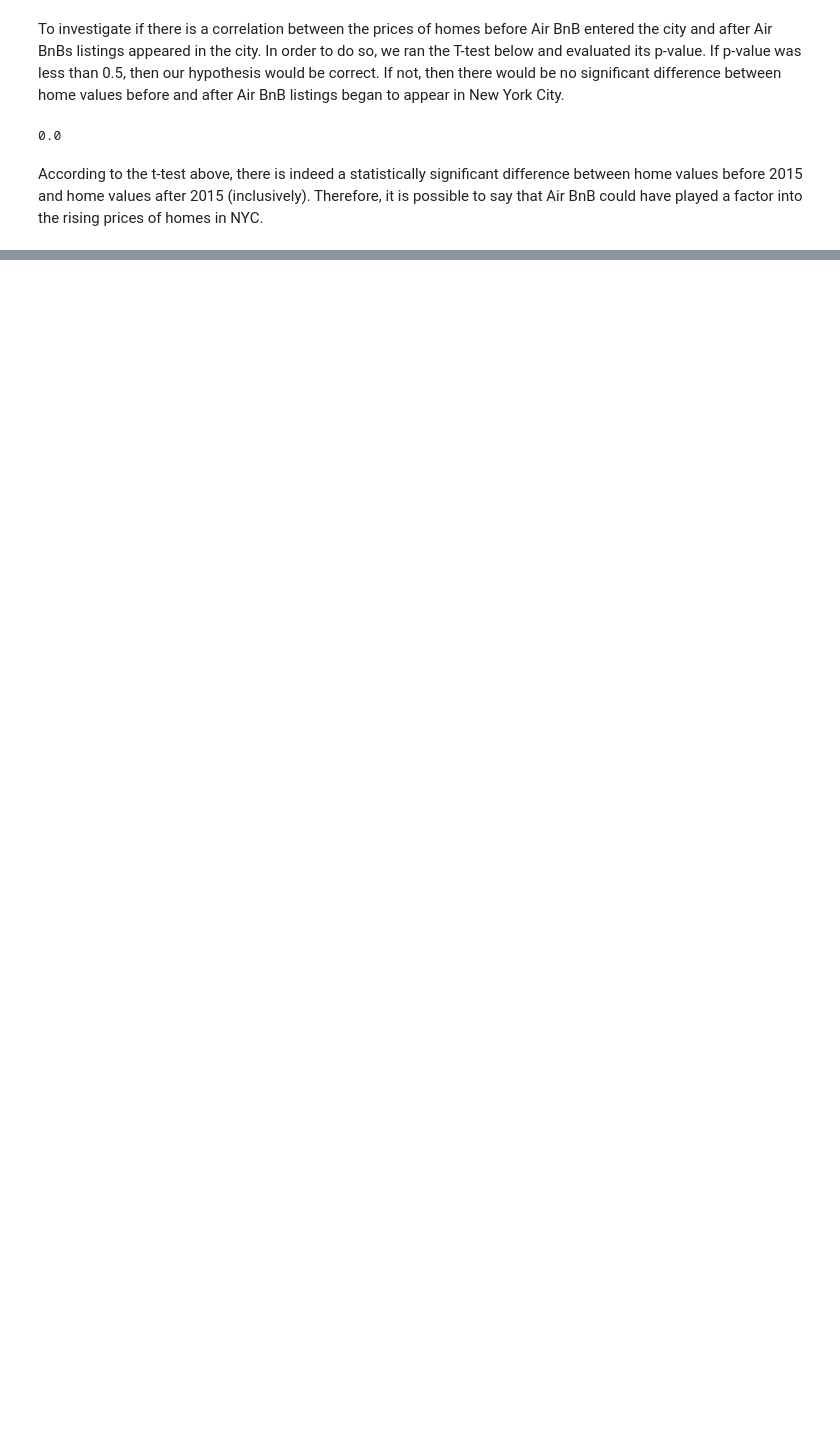
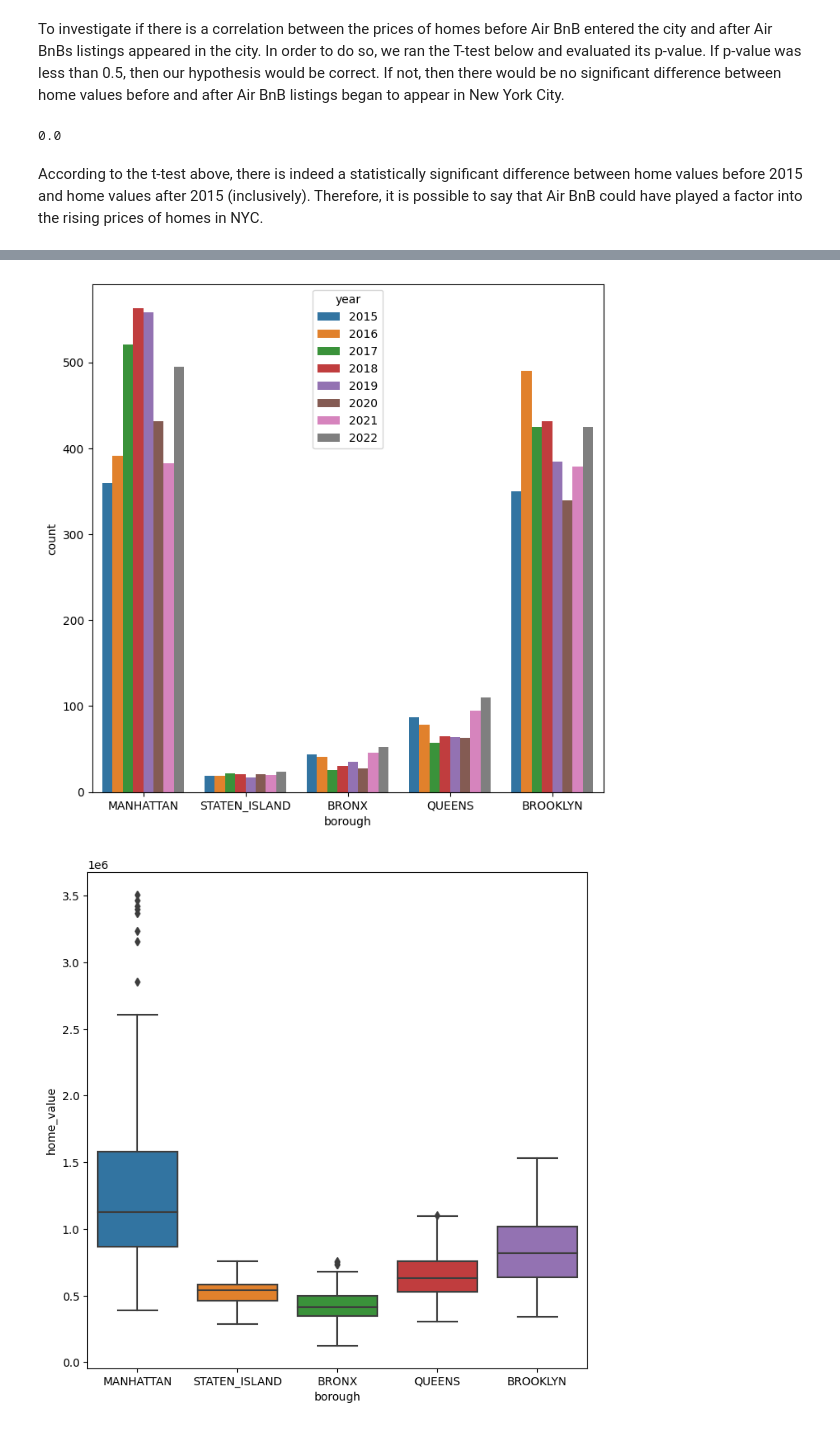
Before and after one commit to hpuma/Airbnb_Rental_Project, a Jupyter notebook: FINAL_EDA_NOTEBOOK.ipynb, the cells around one changed output, grey strips where cells are left out. Cells and saved outputs as stored; diff of their text form; code cells hidden in the pictures; blank space fills up the shorter version.

```diff
--- a/FINAL_EDA_NOTEBOOK.ipynb
+++ b/FINAL_EDA_NOTEBOOK.ipynb
@@ -269,0 +328,5 @@ According to the t-test above, there is indeed a statistically significant diffe
+# %%
+remaining_zipcodes = pd.read_csv("./stats/zipcode_data/mapped_data/remaining_zipcodes_home_val_mapped.csv")
+remaining_zipcodes = remaining_zipcodes.dropna(how='any',axis=0)
+display(top_zipcodes.info())
+display(remaining_zipcodes.head())
@@ -269,0 +353,8 @@ According to the t-test above, there is indeed a statistically significant diffe
+# %%
+sns.barplot(data=remaining_zipcodes, x="borough", y="count", hue="year", errorbar=None)
+plt.show()
+sns.boxplot(data=remaining_zipcodes, x="borough", y="home_value")
+plt.show()
+# %% [output]
+[figure, added]
+[figure, added]
```
Also changed, not shown: parts of 14 cells of this notebook.
